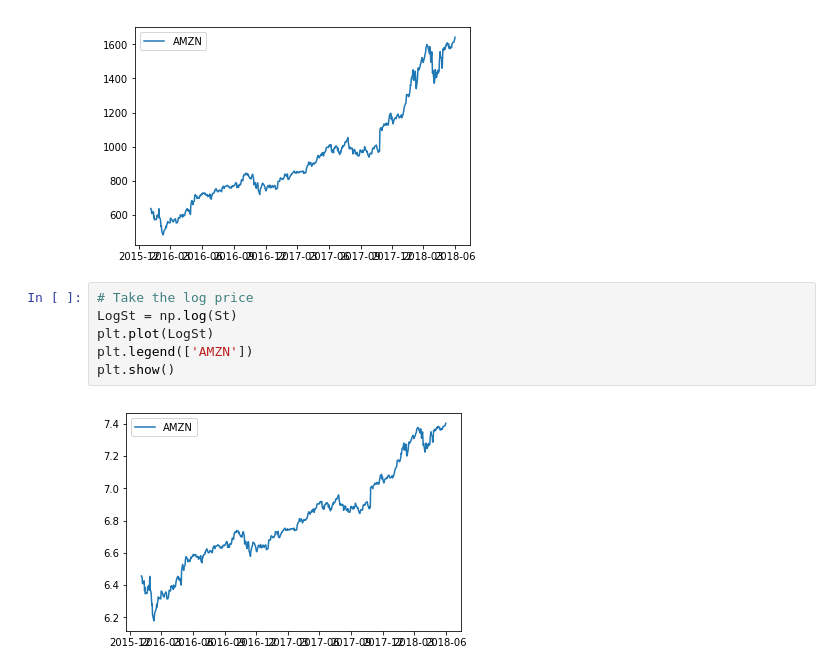
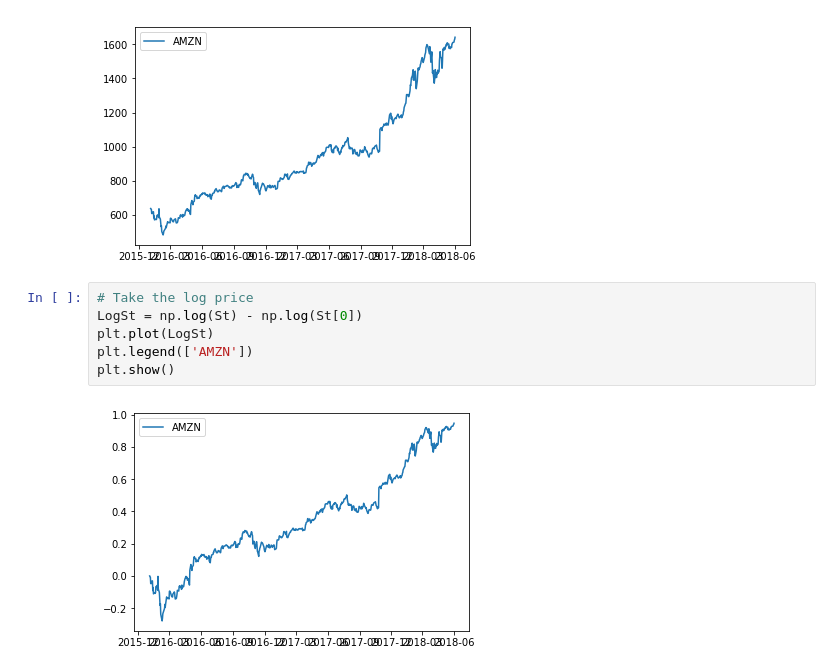
Before and after one commit to YangZhou7/Multi-Armed-Bandit-, a Jupyter notebook: WeightedEstimation.ipynb, the cells around one changed output. Saved outputs shown, nothing was run; the diff lists cells and outputs as text.

```diff
--- a/WeightedEstimation.ipynb
+++ b/WeightedEstimation.ipynb
@@ -29,9 +47,9 @@ plt.show()
 [figure]
 # %%
 # Take the log price
-LogSt = np.log(St)
+LogSt = np.log(St) - np.log(St[0])
 plt.plot(LogSt)
 plt.legend(['AMZN'])
 plt.show()
 # %% [output]
-[figure, old version]
+[figure, new version]
```
Also changed, not shown: parts of 24 cells of this notebook.
